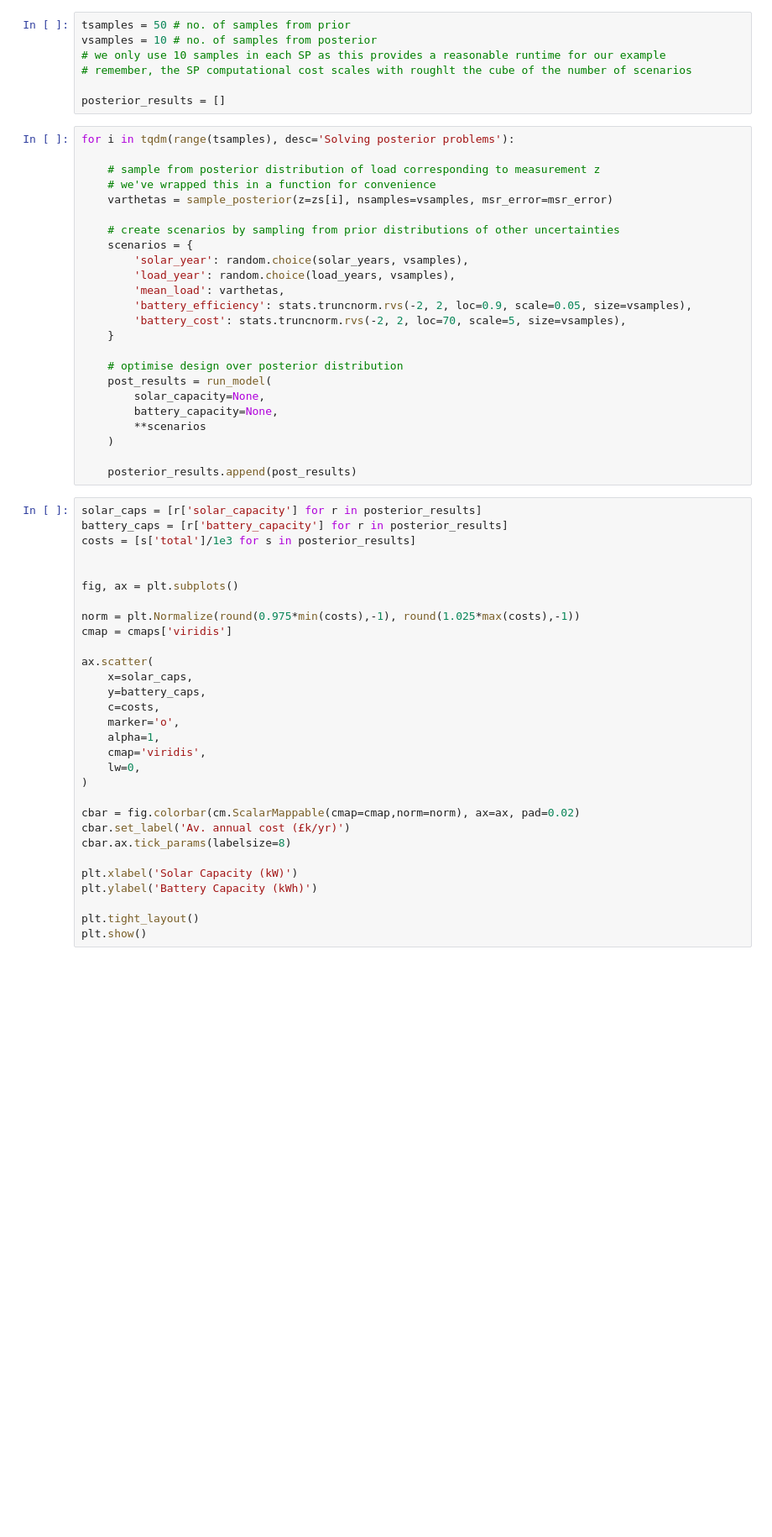
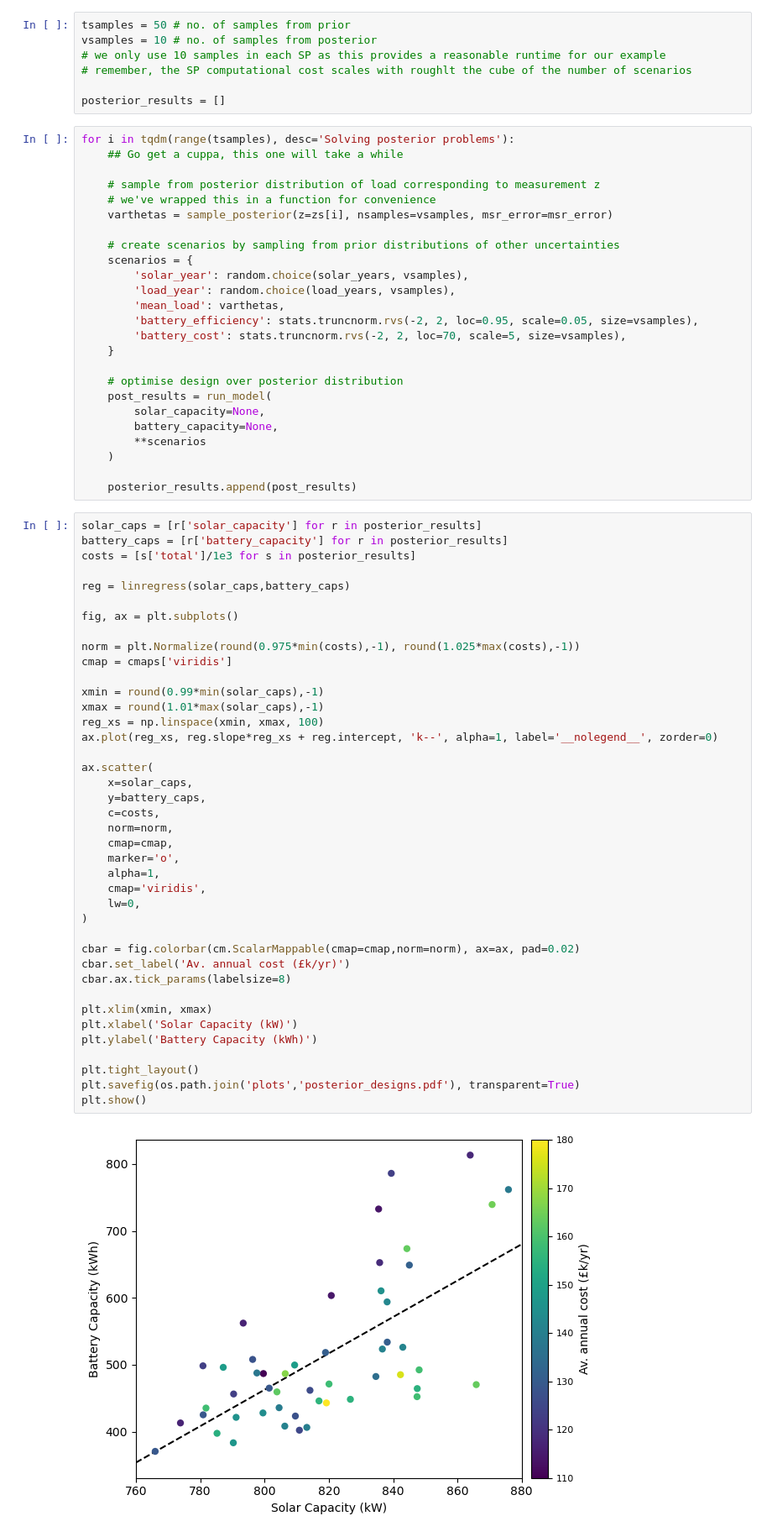
Before and after one commit to mal84emma/VoI-Tutorial, a Jupyter notebook: 2-Measurement.ipynb, the cells around one changed output. Shown: that part at 84% size. Saved outputs shown, nothing was run; the diff lists cells and outputs as text; blank space fills up the shorter version.

Commit message:
Improve plots in measurement notebook

```diff
--- a/2-Measurement.ipynb
+++ b/2-Measurement.ipynb
@@ -130,6 +133,7 @@ vsamples = 10 # no. of samples from posterior
 posterior_results = []
 # %%
 for i in tqdm(range(tsamples), desc='Solving posterior problems'):
+    ## Go get a cuppa, this one will take a while
 
     # sample from posterior distribution of load corresponding to measurement z
     # we've wrapped this in a function for convenience
@@ -140,7 +144,7 @@ for i in tqdm(range(tsamples), desc='Solving posterior problems'):
         'solar_year': random.choice(solar_years, vsamples),
         'load_year': random.choice(load_years, vsamples),
         'mean_load': varthetas,
-        'battery_efficiency': stats.truncnorm.rvs(-2, 2, loc=0.9, scale=0.05, size=vsamples),
+        'battery_efficiency': stats.truncnorm.rvs(-2, 2, loc=0.95, scale=0.05, size=vsamples),
         'battery_cost': stats.truncnorm.rvs(-2, 2, loc=70, scale=5, size=vsamples),
     }
 
@@ -155,30 +159,42 @@ for i in tqdm(range(tsamples), desc='Solving posterior problems'):
 # %%
 solar_caps = [r['solar_capacity'] for r in posterior_results]
 battery_caps = [r['battery_capacity'] for r in posterior_results]
 costs = [s['total']/1e3 for s in posterior_results]
 
+reg = linregress(solar_caps,battery_caps)
 
 fig, ax = plt.subplots()
 
 norm = plt.Normalize(round(0.975*min(costs),-1), round(1.025*max(costs),-1))
 cmap = cmaps['viridis']
 
+xmin = round(0.99*min(solar_caps),-1)
+xmax = round(1.01*max(solar_caps),-1)
+reg_xs = np.linspace(xmin, xmax, 100)
+ax.plot(reg_xs, reg.slope*reg_xs + reg.intercept, 'k--', alpha=1, label='__nolegend__', zorder=0)
+
 ax.scatter(
     x=solar_caps,
     y=battery_caps,
     c=costs,
+    norm=norm,
+    cmap=cmap,
     marker='o',
     alpha=1,
     cmap='viridis',
     lw=0,
 )
 
 cbar = fig.colorbar(cm.ScalarMappable(cmap=cmap,norm=norm), ax=ax, pad=0.02)
 cbar.set_label('Av. annual cost (£k/yr)')
 cbar.ax.tick_params(labelsize=8)
 
+plt.xlim(xmin, xmax)
 plt.xlabel('Solar Capacity (kW)')
 plt.ylabel('Battery Capacity (kWh)')
 
 plt.tight_layout()
+plt.savefig(os.path.join('plots','posterior_designs.pdf'), transparent=True)
 plt.show()
+# %% [output]
+[figure, added]
```
Also changed, not shown: parts of 4 cells of this notebook.
